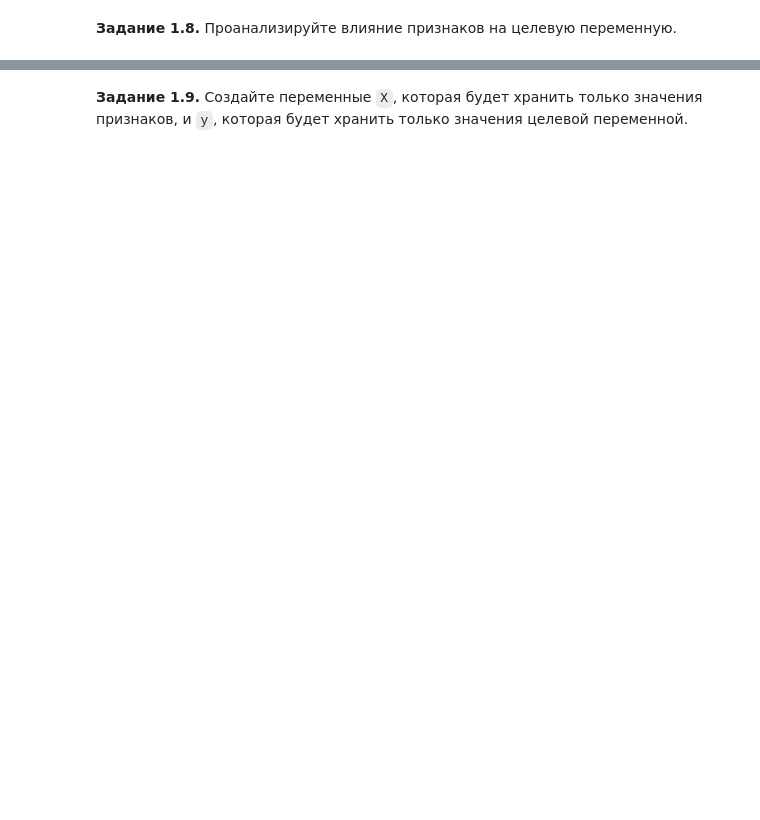
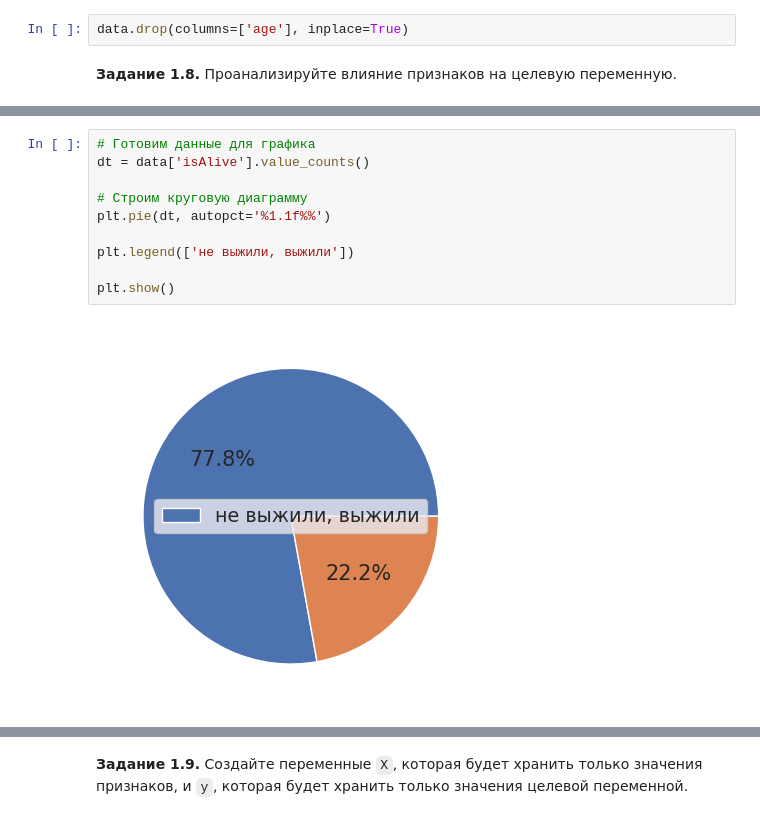
Before and after one commit to RedkinDenis/DeepLearning, a Jupyter notebook: week_01_ml_intro/Homework/hw_1_game_of_thrones.ipynb, the cells around one changed output, grey strips where cells are left out. Saved outputs shown, nothing was run; the diff lists cells and outputs as text; blank space fills up the shorter version.

```diff
--- a/week_01_ml_intro/Homework/hw_1_game_of_thrones.ipynb
+++ b/week_01_ml_intro/Homework/hw_1_game_of_thrones.ipynb
@@ -313,2 +325,4 @@ data
+# %%
+data.drop(columns=['age'], inplace=True)
 # %% [markdown]
 **Задание 1.8.** Проанализируйте влияние признаков на целевую переменную.
@@ -324,0 +329,12 @@ plt.show()
+# %%
+# Готовим данные для графика
+dt = data['isAlive'].value_counts()
+
+# Строим круговую диаграмму
+plt.pie(dt, autopct='%1.1f%%')
+
+plt.legend(['не выжили, выжили'])
+
+plt.show()
+# %% [output]
+[figure, added]
```
Also changed, not shown: parts of 30 cells of this notebook.
